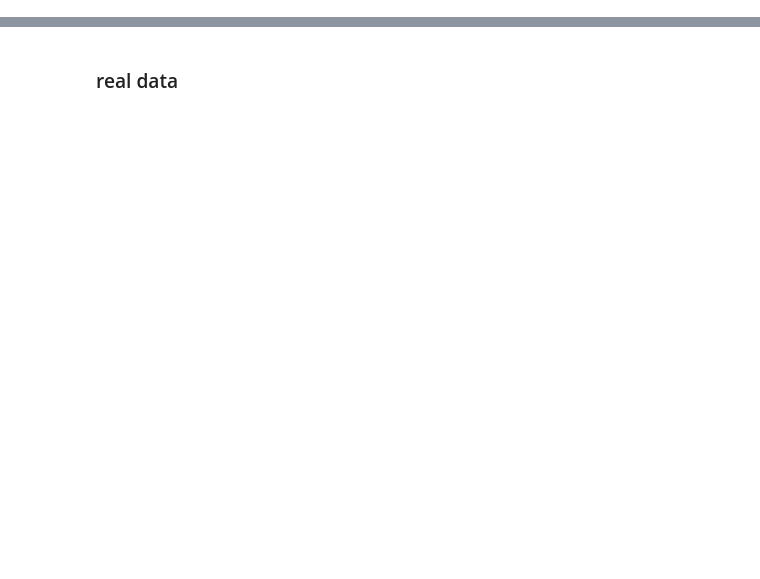
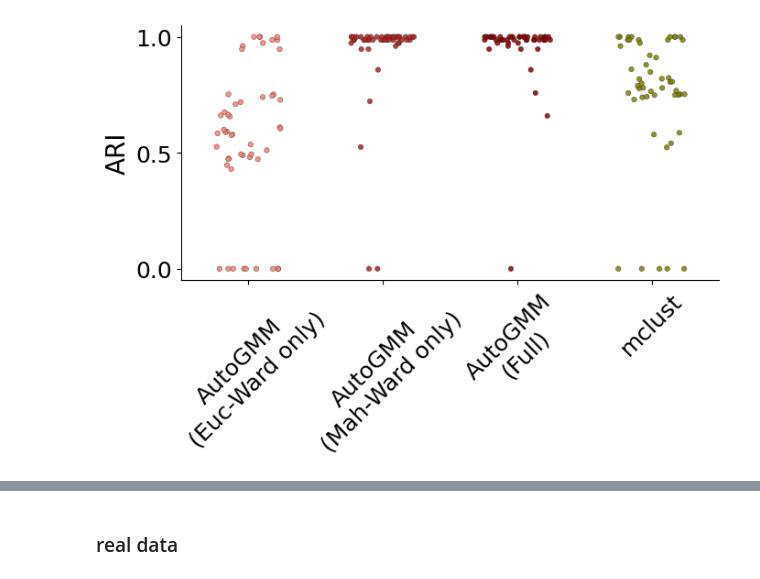
Before and after one commit to neurodata/autogmm, a Jupyter notebook: examples/experiments.ipynb, the cells around one changed output, grey strips where cells are left out. Cells and saved outputs as stored; diff of their text form; code cells hidden in the pictures; blank space fills up the shorter version.

```diff
--- a/examples/experiments.ipynb
+++ b/examples/experiments.ipynb
@@ -820,0 +654,49 @@ plt.show()
+# %%
+ari1, ari2, ari3, ari4 = zip(*updated_results)
+df = pd.DataFrame(
+    {
+        "ARI": np.concatenate([ari1, ari2, ari3, ari4]),
+        "Method": (
+            ["AutoGMM\n(Euc-Ward only)"] * len(ari1)
+            + ["AutoGMM\n(Mah-Ward only)"] * len(ari2)
+            + ["AutoGMM\n(Full)"] * len(ari3)
+            + ["mclust"] * len(ari4)
+        ),
+    }
+)
+colors = ["#FA8072", "#B22222", "#8B0000", "#808000"]
+# %%
+fig, ax = plt.subplots(1, 1, figsize=(len(colors) + 3, 5))
+
+
+sns.stripplot(
+    data=df,
+    x="Method",
+    y="ARI",
+    hue="Method",  # color by method (same as x)
+    palette=colors,
+    dodge=False,  # don't split since hue==x
+    jitter=0.25,  # add jitter
+    size=4,
+    alpha=0.85,
+    linewidth=0.3,
+    ax=ax,
+)
+sns.despine(ax=ax, top=True, right=True)
+# Compute mean ARI per method
+means = df.groupby("Method")["ARI"].mean()
+
+# Get the plotted category labels in order
+labels = [tick.get_text() for tick in ax.get_xticklabels()]
+
+
+# plt.title('Extreme Variation', fontsize=17)
+plt.ylabel("ARI", fontsize=20)
+plt.xlabel("")
+plt.xticks(rotation=45, ha="center", fontsize=18)
+plt.yticks([0, 0.5, 1], fontsize=18)
+# plt.grid()
+plt.tight_layout()
+plt.show()
+# %% [output]
+[figure, added]
```
Also changed, not shown: parts of 52 cells of this notebook, 31 other files.
